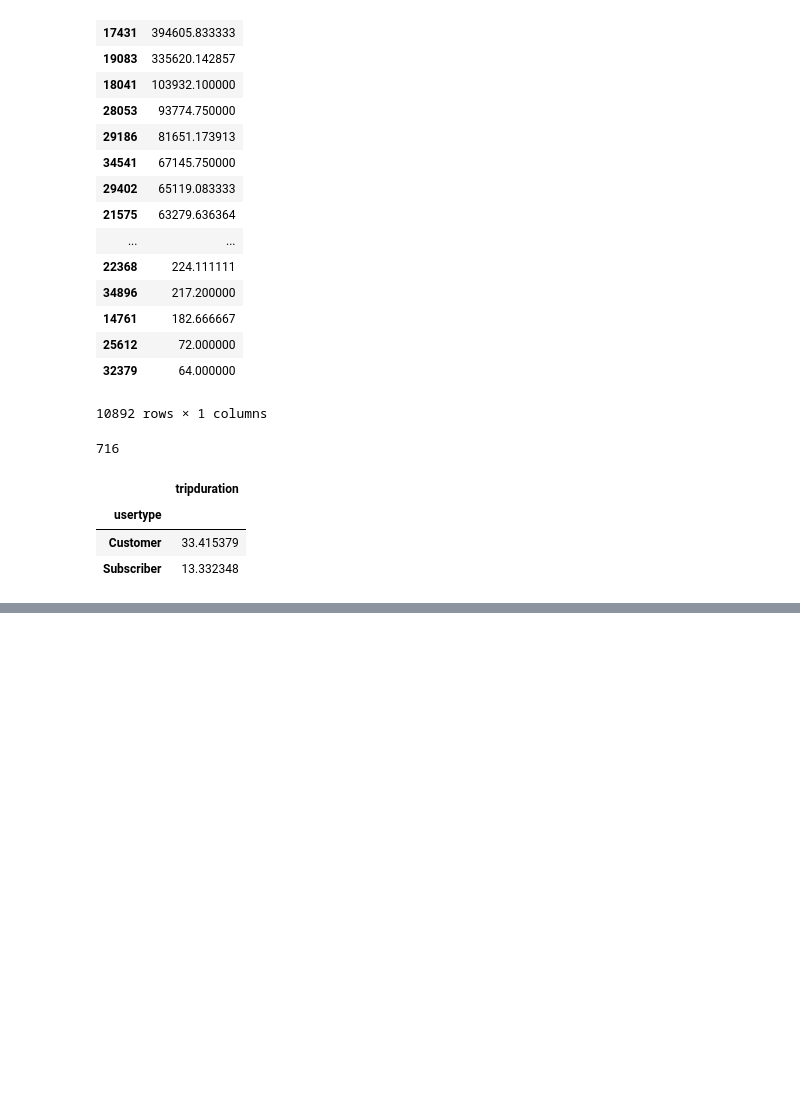
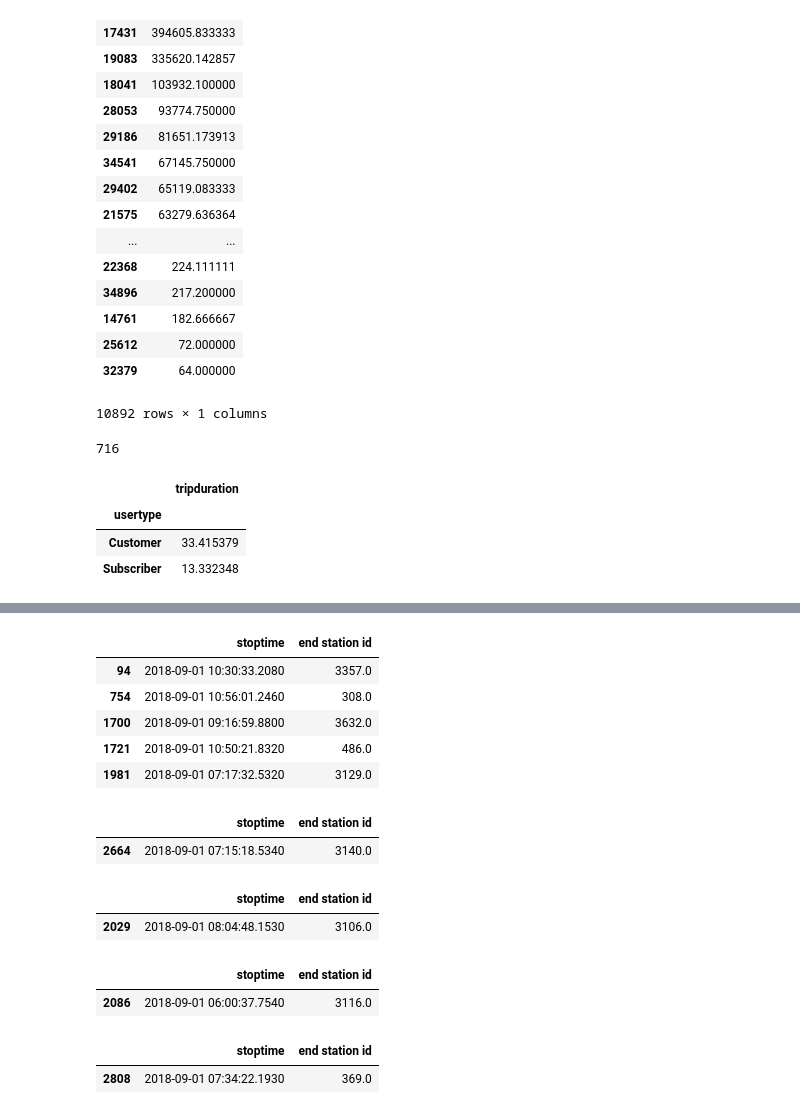
Before and after one commit to perchonock/coursera, a Jupyter notebook: Python4DataScience/pandas_test.ipynb, the cells around one changed output, grey strips where cells are left out. Saved outputs shown, nothing was run; the diff lists cells and outputs as text; code cells hidden in the pictures; blank space fills up the shorter version.

```diff
--- a/Python4DataScience/pandas_test.ipynb
+++ b/Python4DataScience/pandas_test.ipynb
@@ -121,0 +132,37 @@ df[df['start station name'] != df['end station name']]
+# %%
+#Вопрос 11 Выберите идентификаторы станций(end station id), в которые приезжают с 6 до 10 утра
+def get_hours(datetime):
+    return datetime.hour
+
+#pd.to_datetime(df.starttime).apply(get_hours)
+# %%
+end_stations = df.loc[(pd.to_datetime(df.stoptime).apply(get_hours) >= 6) & (pd.to_datetime(df.stoptime).apply(get_hours) <=10), ['stoptime', 'end station id']]
+# %%
+end_stations.head()
+# %% [output]
+|  | stoptime | end station id |
+| 94 | 2018-09-01 10:30:33.2080 | 3357.0 |
+| 754 | 2018-09-01 10:56:01.2460 | 308.0 |
+| 1700 | 2018-09-01 09:16:59.8800 | 3632.0 |
+| 1721 | 2018-09-01 10:50:21.8320 | 486.0 |
+| 1981 | 2018-09-01 07:17:32.5320 | 3129.0 |
+# %%
+end_stations.loc[end_stations['end station id'].apply(str) == '3140.0'].head(1)
+# %% [output]
+|  | stoptime | end station id |
+| 2664 | 2018-09-01 07:15:18.5340 | 3140.0 |
+# %%
+end_stations.loc[end_stations['end station id'].apply(str) == '3106.0'].head(1)
+# %% [output]
+|  | stoptime | end station id |
+| 2029 | 2018-09-01 08:04:48.1530 | 3106.0 |
+# %%
+end_stations.loc[end_stations['end station id'].apply(str) == '3116.0'].head(1)
+# %% [output]
+|  | stoptime | end station id |
+| 2086 | 2018-09-01 06:00:37.7540 | 3116.0 |
+# %%
+end_stations.loc[end_stations['end station id'].apply(str) == '369.0'].head(1)
+# %% [output]
+|  | stoptime | end station id |
+| 2808 | 2018-09-01 07:34:22.1930 | 369.0 |
```
Also changed, not shown: parts of 6 cells of this notebook.
